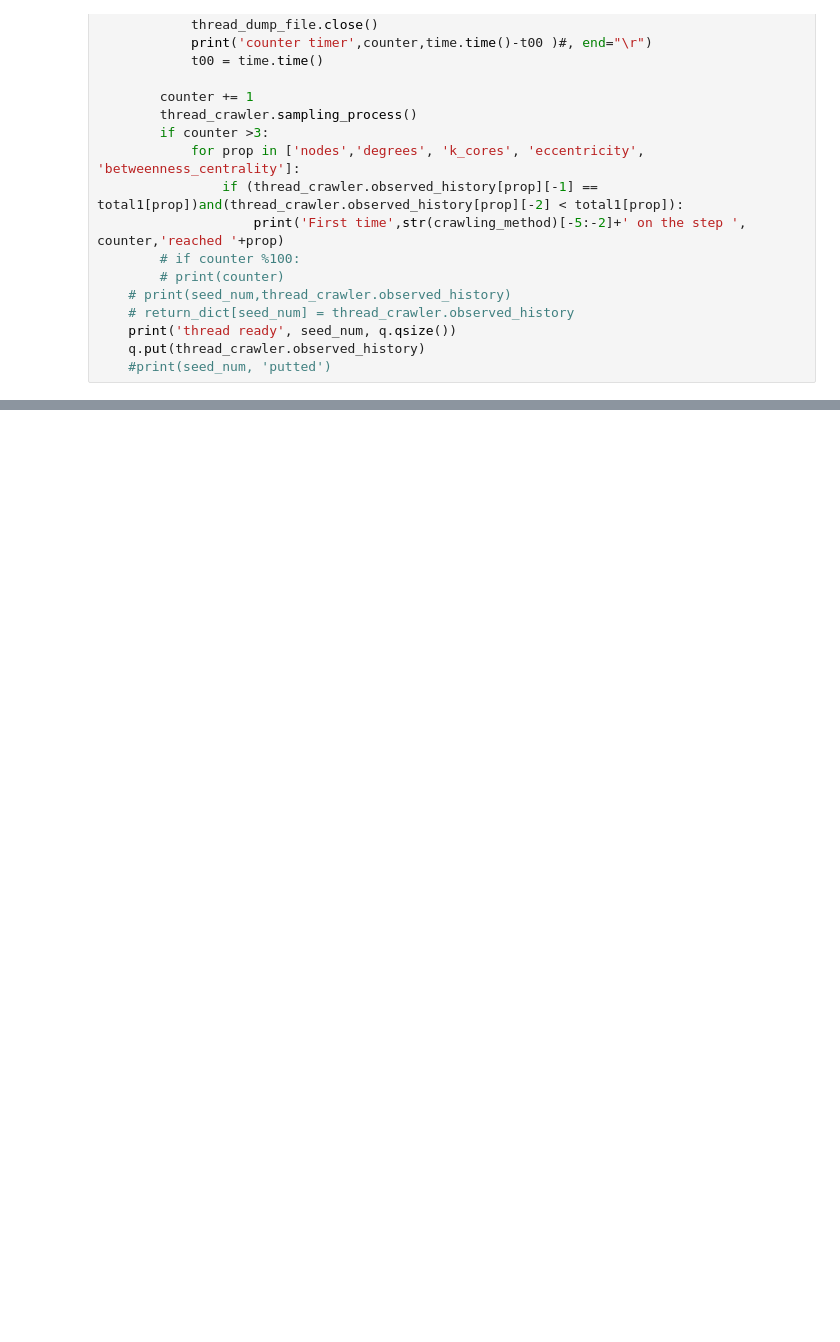
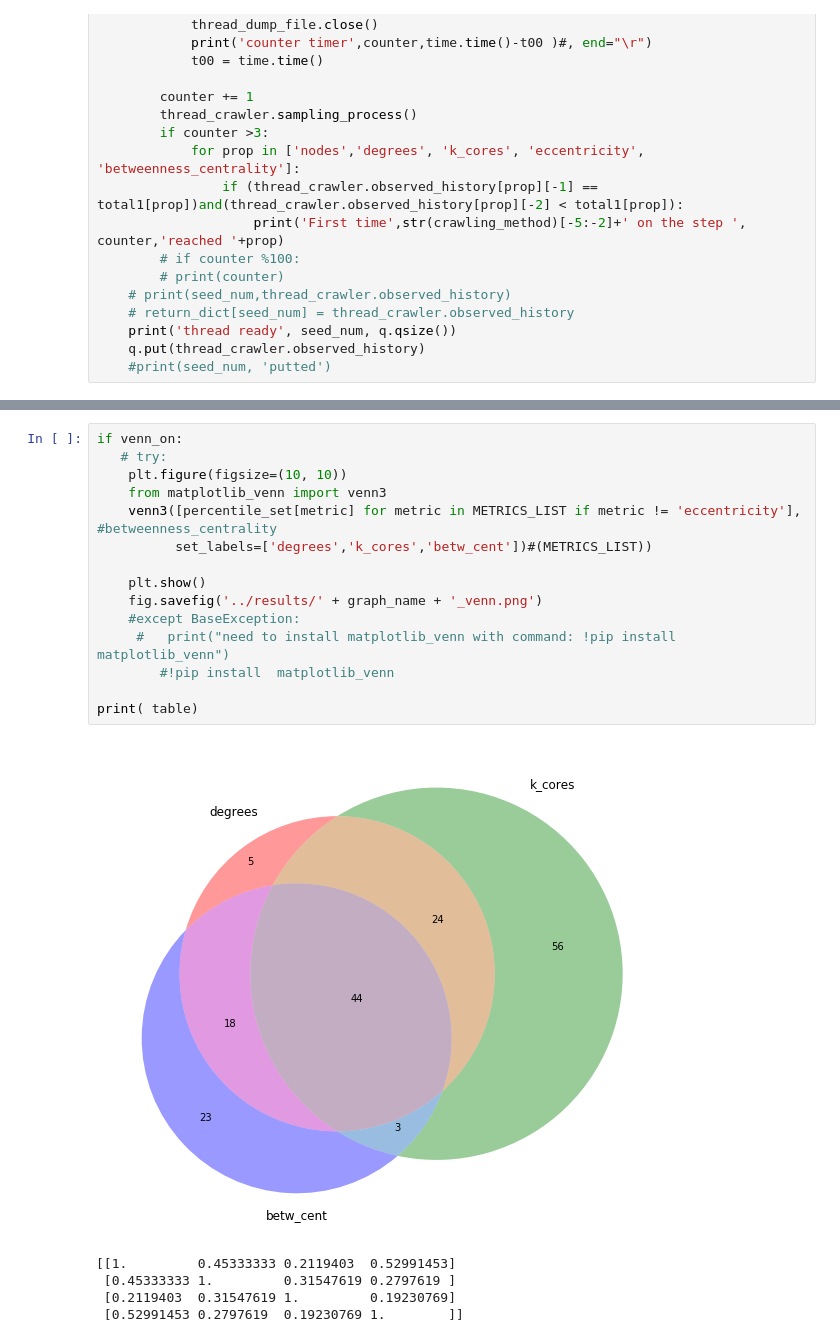
Before and after one commit to crawling-framework/crawling-framework.github.io, a Jupyter notebook: src/Crawling algorythm.ipynb, the cells around one changed output, grey strips where cells are left out. Drawn from its saved outputs; the diff is of its cells as text; blank space fills up the shorter version.

```diff
--- a/src/Crawling algorythm.ipynb
+++ b/src/Crawling algorythm.ipynb
@@ -206,0 +271,21 @@ vkprint('i have done everything!!!!')
+# %%
+if venn_on:
+   # try:
+    plt.figure(figsize=(10, 10))
+    from matplotlib_venn import venn3
+    venn3([percentile_set[metric] for metric in METRICS_LIST if metric != 'eccentricity'], #betweenness_centrality
+          set_labels=['degrees','k_cores','betw_cent'])#(METRICS_LIST))
+
+    plt.show()
+    fig.savefig('../results/' + graph_name + '_venn.png')
+    #except BaseException:
+     #   print("need to install matplotlib_venn with command: !pip install  matplotlib_venn")
+        #!pip install  matplotlib_venn
+
+print( table)
+# %% [output]
+[figure, added]
+[[1.         0.45333333 0.2119403  0.52991453]
+ [0.45333333 1.         0.31547619 0.2797619 ]
+ [0.2119403  0.31547619 1.         0.19230769]
+ [0.52991453 0.2797619  0.19230769 1.        ]]
```
Also changed, not shown: parts of 4 cells of this notebook, 7 other files.
